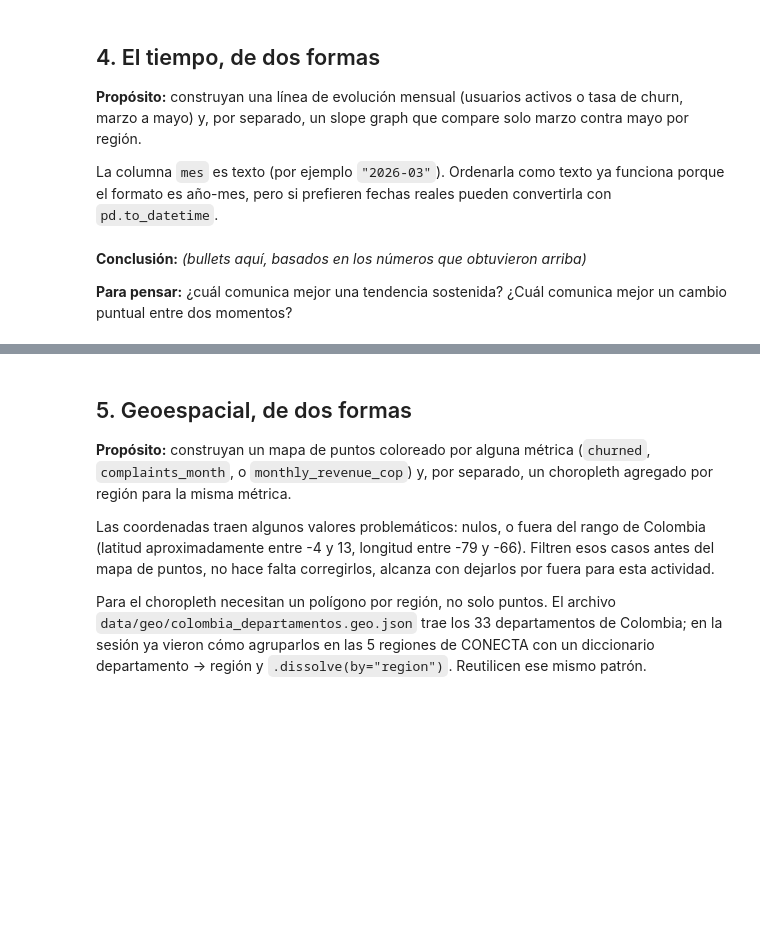
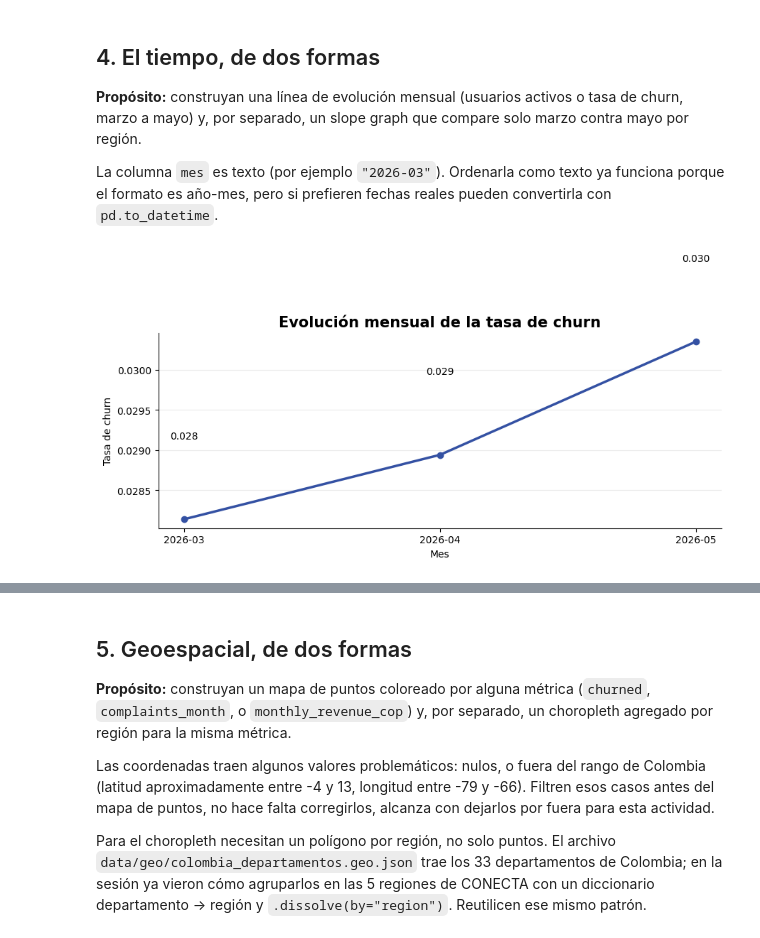
Before and after one commit to jp0617/visualizacionAnalisis, a Jupyter notebook: v0.1_s2_dataviz_grupo#.ipynb, the cells around one changed output, grey strips where cells are left out. Cells and saved outputs as stored; diff of their text form; code cells hidden in the pictures; blank space fills up the shorter version.

```diff
--- a/v0.1_s2_dataviz_grupo#.ipynb
+++ b/v0.1_s2_dataviz_grupo#.ipynb
@@ -250,4 +264,51 @@ La columna `mes` es texto (por ejemplo `"2026-03"`). Ordenarla como texto ya fun
-# %% [markdown]
-**Conclusión:** _(bullets aquí, basados en los números que obtuvieron arriba)_
-
-**Para pensar:** ¿cuál comunica mejor una tendencia sostenida? ¿Cuál comunica mejor un cambio puntual entre dos momentos?
+# %%
+# Gráfico 1: línea de evolución mensual (usuarios activos o tasa de churn)
+# TODO: agrupen por mes, calculen la métrica elegida, grafiquen con plt.plot
+
+evolucion_mensual_churn = (
+    df.groupby("mes")
+      .agg(
+          tasa_churn=("churned", "mean")
+      )
+      .reset_index()
+)
+
+ig, ax = plt.subplots(figsize=(9, 5))
+
+ax.plot(
+    evolucion_mensual_churn["mes"],
+    evolucion_mensual_churn["tasa_churn"],
+    marker="o",
+    linewidth=2.5,
+    color="#3451A3"
+)
+
+# Mostrar valores
+for x, y in zip(
+    evolucion_mensual_churn["mes"],
+    evolucion_mensual_churn["tasa_churn"]
+):
+    ax.text(
+        x,
+        y + 0.001,
+        f"{y:.3f}",
+        ha="center",
+        fontsize=10
+    )
+
+ax.set_title(
+    "Evolución mensual de la tasa de churn",
+    fontsize=15,
+    fontweight="bold"
+)
+ax.set_xlabel("Mes")
+ax.set_ylabel("Tasa de churn")
+
+ax.grid(axis="y", alpha=0.25)
+ax.spines["top"].set_visible(False)
+ax.spines["right"].set_visible(False)
+
+plt.tight_layout()
+plt.show()
+# %% [output]
+[figure, added]
```
Also changed, not shown: parts of 17 cells of this notebook.
